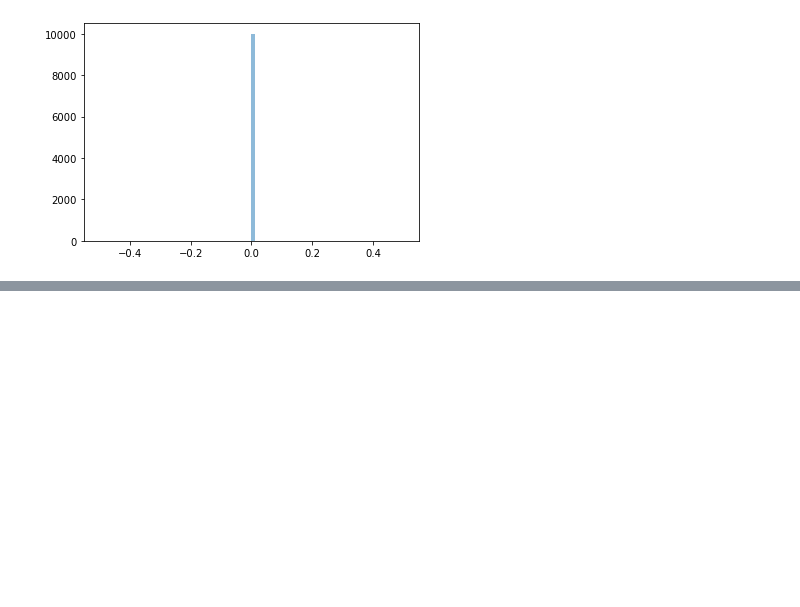
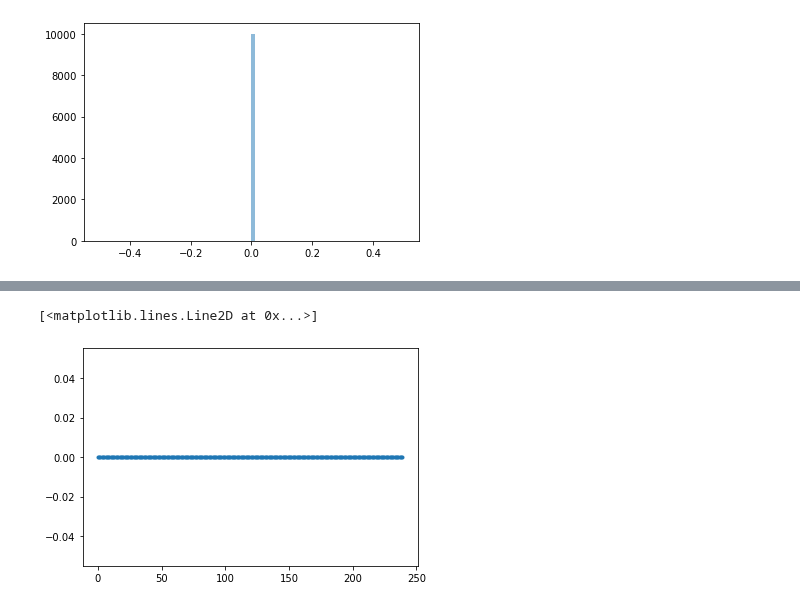
Before and after one commit to pikki622/RiVaPy, a Jupyter notebook: notebooks/models/stoch_local_vol.ipynb, the cells around one changed output, grey strips where cells are left out. Drawn from its saved outputs; the diff is of its cells as text; code cells hidden in the pictures; blank space fills up the shorter version.

```diff
--- a/notebooks/models/stoch_local_vol.ipynb
+++ b/notebooks/models/stoch_local_vol.ipynb
@@ -236,0 +234,34 @@ plt.ylim(0,2)
+# %%
+def calc_imlied_vol_grid(expiries, strikes, call_prices):
+    vols = np.zeros((expiries.shape[0],strikes.shape[0]))
+    for i in range(expiries.shape[0]):
+        for j in range(strikes.shape[0]):
+            try:
+                vols[i,j] = analytics.compute_implied_vol_Buehler(strikes[j], maturity=expiries[i],
+                                                                price=call_prices[i, j], min_vol=0.01)
+            except:
+                pass
+
+    for i in range(expiries.shape[0]):
+        extrapolation = False
+        for j in range(int(strikes.shape[0]/2),strikes.shape[0]):
+            if vols[i,j] <1e-6:
+                vols[i,j] = vols[i,j-1]
+                extrapolation = True
+        for j in range(23,-1,-1):
+            if vols[i,j] <1e-6:
+                vols[i,j] = vols[i,j+1]
+                extrapolation = True
+        if extrapolation:
+            print('Extrapolation necessary for expiry ' + str(i))
+    return vols
+# %%
+heston = models.HestonModel(long_run_variance=0.3**2,
+                            mean_reversion_speed=0.5,
+                            vol_of_vol=0.2,
+                            initial_variance=0.15**2,
+                            correlation = -0.95)
+x_strikes = np.linspace(0.5,1.5, num=240)
+time_grid = np.linspace(1.0/365.0,1.0, num=120)
+call_prices = heston.call_price(1.0, heston._initial_variance, x_strikes, time_grid)
+vols_heston = calc_imlied_vol_grid(time_grid, x_strikes, call_prices)
@@ -236,0 +308,5 @@ plt.ylim(0,2)
+# %%
+plt.plot(vols_heston[100,:],'.')
+# %% [output]
+[<matplotlib.lines.Line2D at 0x...>]
+[figure, added]
```
Also changed, not shown: parts of 4 cells of this notebook, 3 other files.
